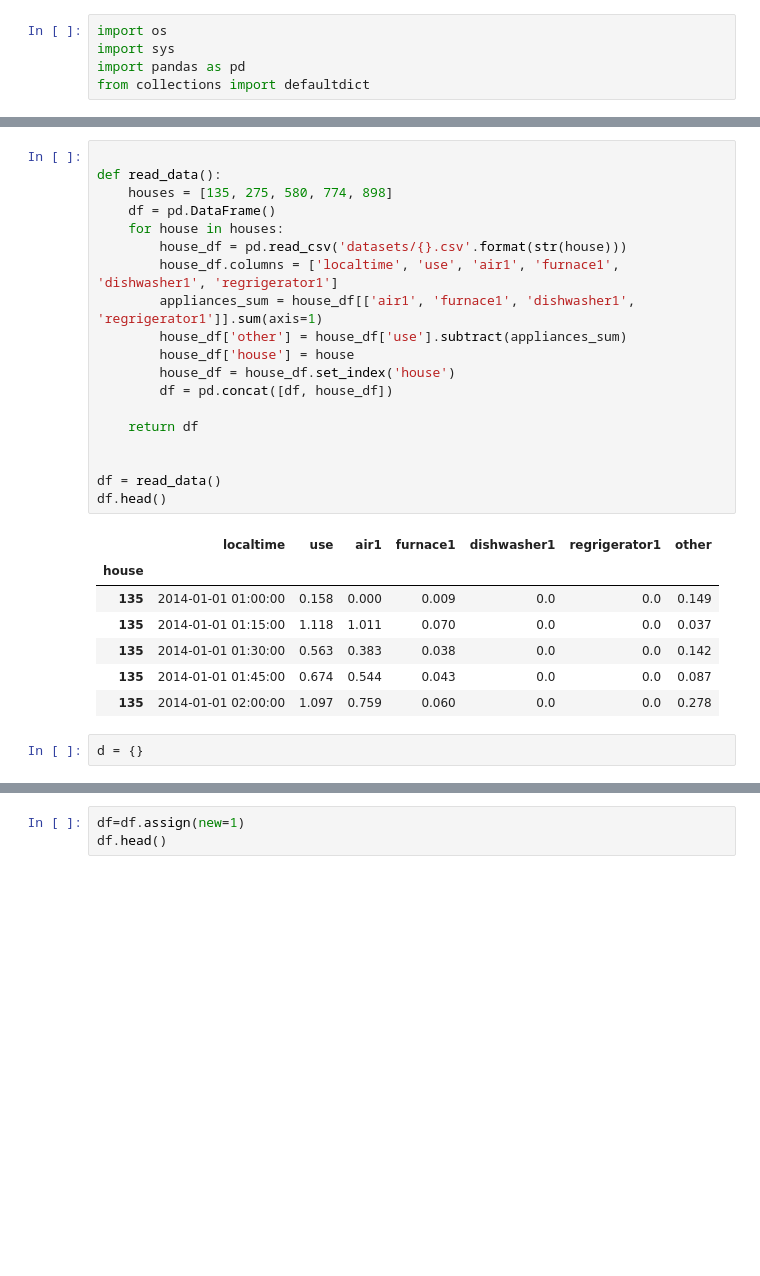
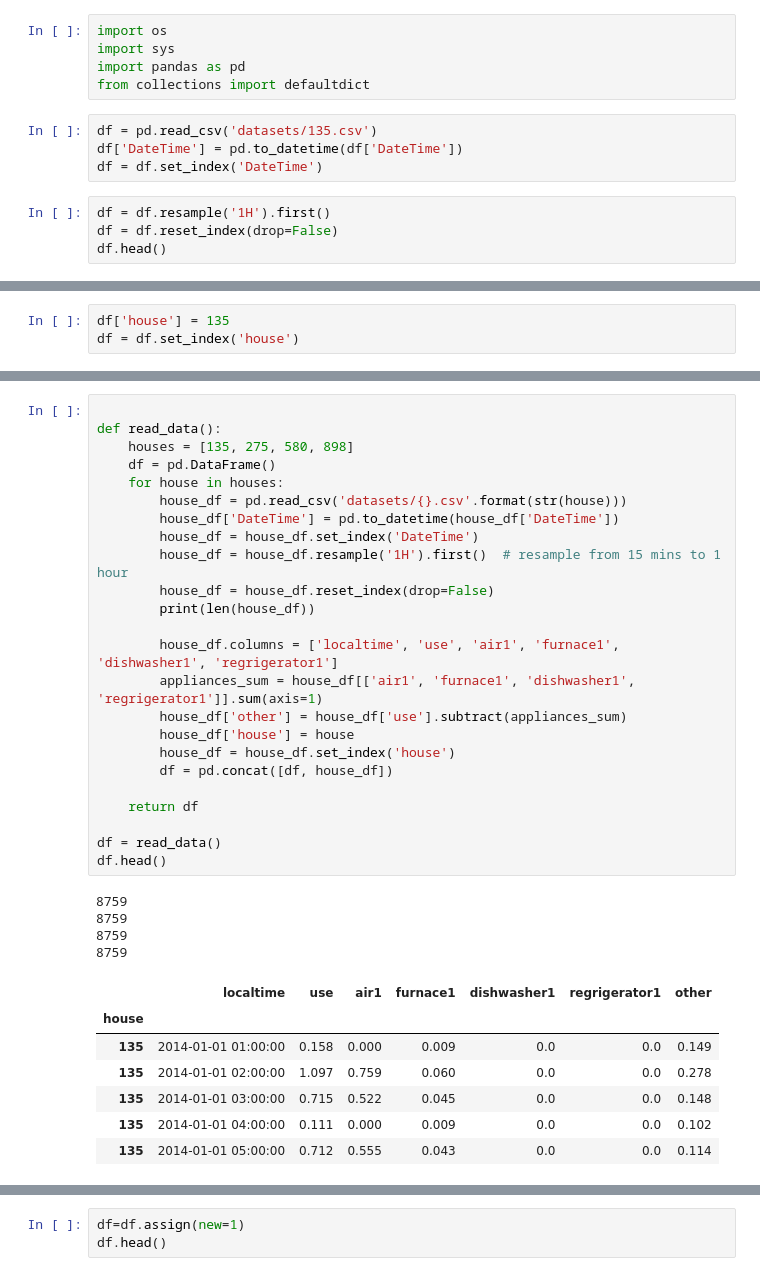
Before and after one commit to bondxue/Discriminative-Sparse-Coding-for-Energy-Disaggregation, a Jupyter notebook: dataprocess.ipynb, the cells around one changed output, grey strips where cells are left out. Drawn from its saved outputs; the diff is of its cells as text; blank space fills up the shorter version.

```diff
--- a/dataprocess.ipynb
+++ b/dataprocess.ipynb
@@ -25,3 +26,11 @@ import os
 import sys
 import pandas as pd
 from collections import defaultdict
+# %%
+df = pd.read_csv('datasets/135.csv')
+df['DateTime'] = pd.to_datetime(df['DateTime'])
+df = df.set_index('DateTime')
+# %%
+df = df.resample('1H').first()
+df = df.reset_index(drop=False)
+df.head()
@@ -27,0 +44,3 @@ from collections import defaultdict
+# %%
+df['house'] = 135
+df = df.set_index('house')
@@ -28,29 +57,36 @@ from collections import defaultdict
 # %%
 
 def read_data():
-    houses = [135, 275, 580, 774, 898]
+    houses = [135, 275, 580, 898]
     df = pd.DataFrame()
     for house in houses:
         house_df = pd.read_csv('datasets/{}.csv'.format(str(house)))
+        house_df['DateTime'] = pd.to_datetime(house_df['DateTime'])
+        house_df = house_df.set_index('DateTime')
+        house_df = house_df.resample('1H').first()  # resample from 15 mins to 1 hour
+        house_df = house_df.reset_index(drop=False)
+        print(len(house_df))
+
         house_df.columns = ['localtime', 'use', 'air1', 'furnace1', 'dishwasher1', 'regrigerator1']
         appliances_sum = house_df[['air1', 'furnace1', 'dishwasher1', 'regrigerator1']].sum(axis=1)
         house_df['other'] = house_df['use'].subtract(appliances_sum)
         house_df['house'] = house
         house_df = house_df.set_index('house')
         df = pd.concat([df, house_df])
 
     return df
 
-
 df = read_data()
 df.head()
 # %% [output]
+8759
+8759
+8759
+8759
 |  | localtime | use | air1 | furnace1 | dishwasher1 | regrigerator1 | other |
 | house |  |  |  |  |  |  |  |
 | 135 | 2014-01-01 01:00:00 | 0.158 | 0.000 | 0.009 | 0.0 | 0.0 | 0.149 |
-| 135 | 2014-01-01 01:15:00 | 1.118 | 1.011 | 0.070 | 0.0 | 0.0 | 0.037 |
-| 135 | 2014-01-01 01:30:00 | 0.563 | 0.383 | 0.038 | 0.0 | 0.0 | 0.142 |
-| 135 | 2014-01-01 01:45:00 | 0.674 | 0.544 | 0.043 | 0.0 | 0.0 | 0.087 |
 | 135 | 2014-01-01 02:00:00 | 1.097 | 0.759 | 0.060 | 0.0 | 0.0 | 0.278 |
+| 135 | 2014-01-01 03:00:00 | 0.715 | 0.522 | 0.045 | 0.0 | 0.0 | 0.148 |
+| 135 | 2014-01-01 04:00:00 | 0.111 | 0.000 | 0.009 | 0.0 | 0.0 | 0.102 |
+| 135 | 2014-01-01 05:00:00 | 0.712 | 0.555 | 0.043 | 0.0 | 0.0 | 0.114 |
-# %%
-d = {}
```
Also changed, not shown: parts of 5 cells of this notebook.
